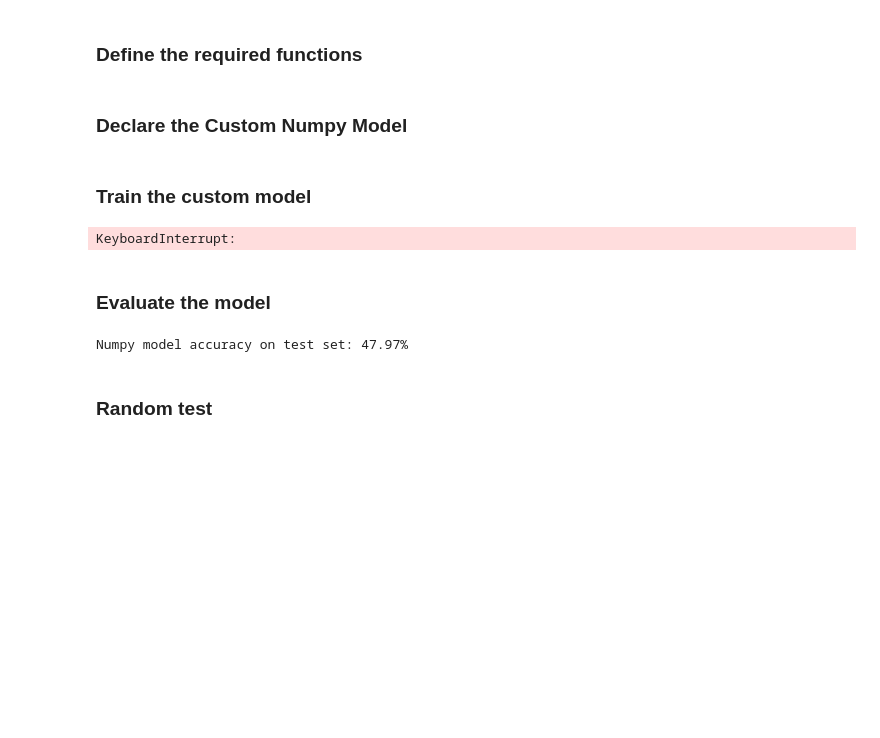
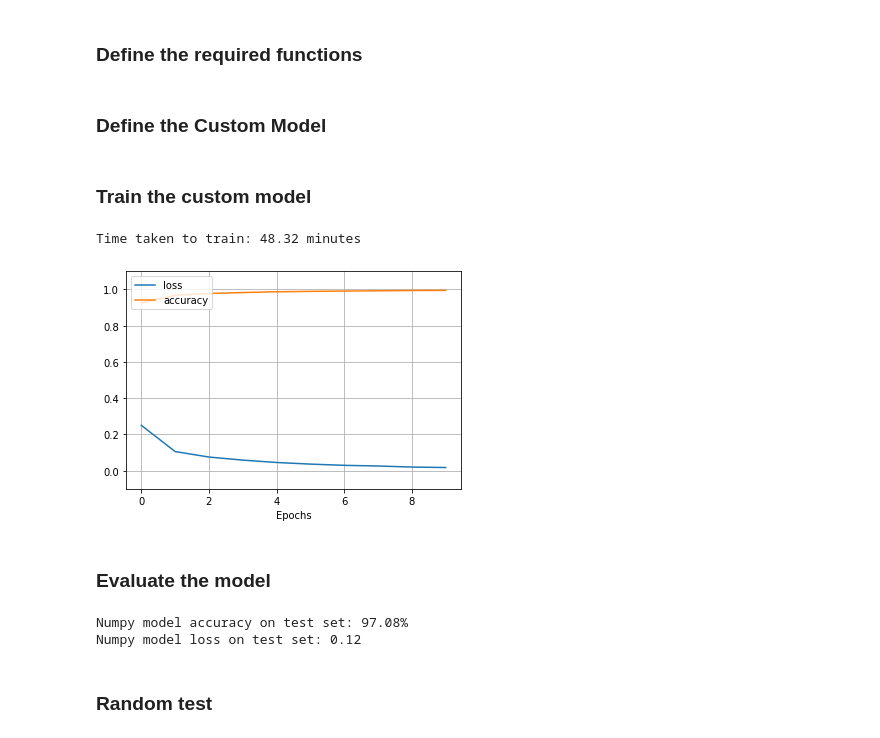
Before and after one commit to dinesh-GDK/mnist_comparison, a Jupyter notebook: mnist_comparison.ipynb, the cells around one changed output. Saved outputs shown, nothing was run; the diff lists cells and outputs as text; code cells hidden in the pictures; blank space fills up the shorter version.

```diff
--- a/mnist_comparison.ipynb
+++ b/mnist_comparison.ipynb
@@ -50,6 +51,6 @@ plt.imshow(train_images[idx], cmap='gray')
 # %% [markdown]
 ### Define the common parameters
 # %%
-EPOCHS = 20
+EPOCHS = 10
 LR = 0.01
 # %% [markdown]
@@ -87,7 +88,7 @@ def softmax_derivative(softmax):
     s = softmax.reshape(-1,1)
     return np.diagflat(s) - np.dot(s, s.T)
 # %% [markdown]
-### Declare the Custom Numpy Model
+### Define the Custom Model
 # %%
 class CustomMnist:
 
@@ -157,39 +158,44 @@ custom_mnist = CustomMnist()
 
 losses, accuracies = list(), list()
 
+tic = time()
 for epoch in range(EPOCHS):
 
     b='{l_bar}{bar}| {n_fmt}/{total_fmt} [{elapsed}<{remaining}{postfix}]'
     pbar = tqdm(zip(train_images, train_labels),
                 desc=f'Epochs: {epoch+1}/{EPOCHS}',
                 total=len(train_images), ncols=80, bar_format=b)
 
     loss, accuracy = 0, 0
-    for image, label in pbar:
+    for it, (image, label) in enumerate(pbar, 1):
 
         label = label_to_onehot(label)
 
         output = custom_mnist.forward(image)
         custom_loss = cross_entropy(output, label)
         custom_mnist.back_propagation(label)
         custom_mnist.optimize(lr=LR)
 
         loss += custom_loss
         if np.argmax(output) == np.argmax(label):
             accuracy += 1
 
-        pbar.set_postfix(Loss=f'{custom_loss:.4f}')
+        pbar.set_postfix(Loss=f'{(loss/it):.4f}')
 
-    losses.append(loss/len(train_images))
-    accuracies.append(accuracy/len(train_images))
+    losses.append(loss/len(train_labels))
+    accuracies.append(accuracy/len(train_labels))
+
+print(f'Time taken to train: {((time()-tic)/60):0.2f} minutes')
 
 loss_plot = plt.plot(losses, label='loss')
 acc_plot  = plt.plot(accuracies, label='accuracy')
+plt.xlabel('Epochs')
 plt.ylim(-0.1, 1.1)
 plt.legend(loc='upper left')
 plt.grid()
 # %% [output]
-KeyboardInterrupt:
+Time taken to train: 48.32 minutes
+[figure, added]
 # %% [markdown]
 ### Evaluate the model
 # %%
@@ -198,22 +204,24 @@ pbar = tqdm(zip(test_images, test_labels),
             desc='Evaluating',
             total=len(test_images), ncols=80, bar_format=b)
 
-accuracy = 0
-for image, label in pbar:
+loss, accuracy = 0, 0
+for it, (image, label) in enumerate(pbar, 1):
 
     label = label_to_onehot(label)
 
     output = custom_mnist.forward(image)
-    custom_loss = cross_entropy(output, label)
+    loss += cross_entropy(output, label)
 
     if(np.argmax(output) == np.argmax(label)):
         accuracy += 1
 
-    pbar.set_postfix(Loss=f'{custom_loss:.4f}')
+    pbar.set_postfix(Loss=f'{(loss/it):.4f}')
 
-print(f'Numpy model accuracy on test set: {(100*accuracy/len(test_labels)):.2f}%')
+print(f'\nNumpy model accuracy on test set: {(100*accuracy/len(test_labels)):.2f}%')
+print(f'Numpy model loss on test set: {(loss/len(test_labels)):.2f}')
 # %% [output]
-Numpy model accuracy on test set: 47.97%
+Numpy model accuracy on test set: 97.08%
+Numpy model loss on test set: 0.12
 # %% [markdown]
 ### Random test
 # %%
```
Also changed, not shown: parts of 16 cells of this notebook, 2 other files.
